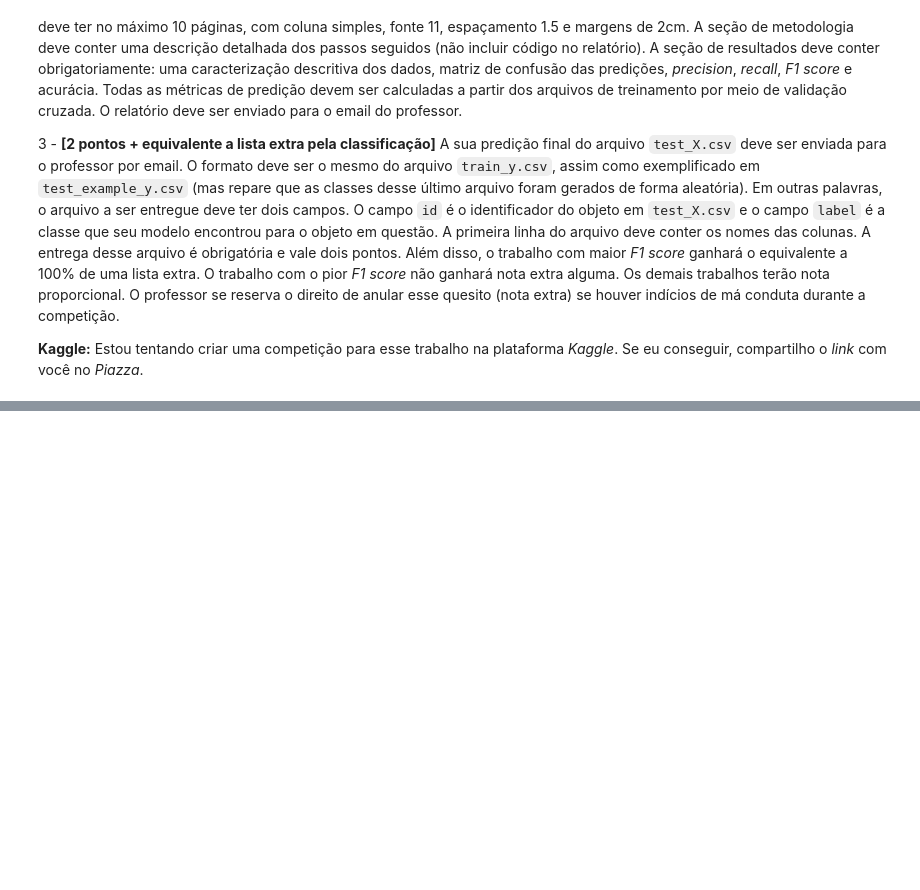
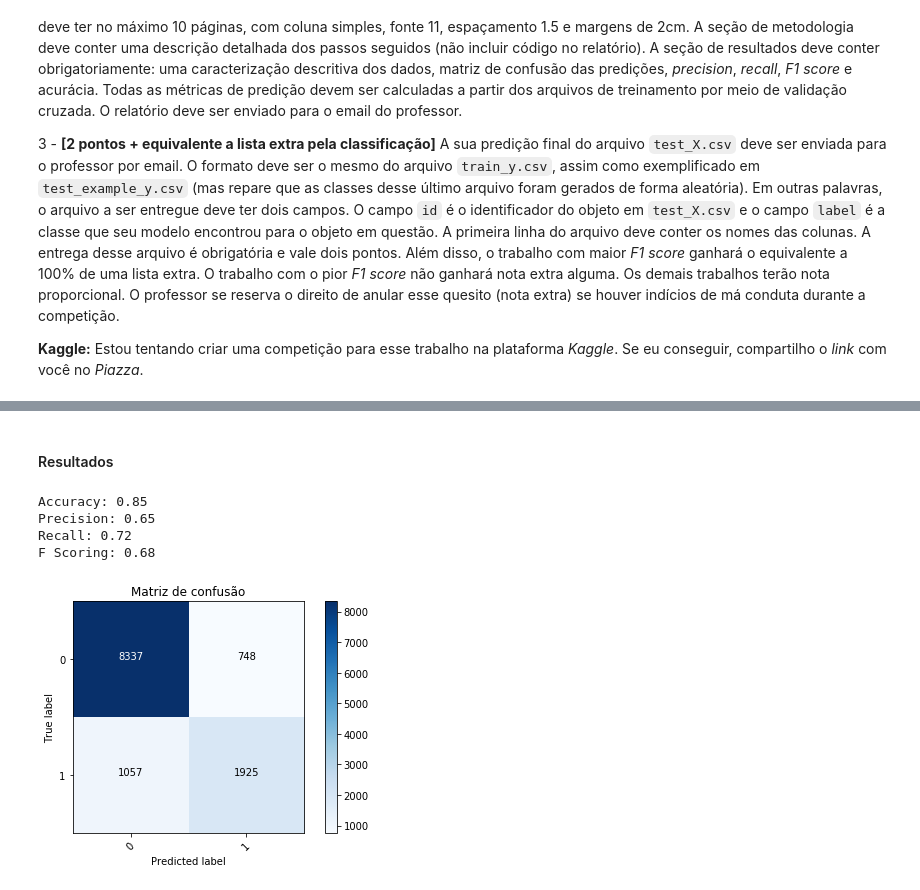
Before and after one commit to FabioHGMartins/data-mining-w2, a Jupyter notebook: tp2.ipynb, the cells around one changed output, grey strips where cells are left out. Cells and saved outputs as stored; diff of their text form; code cells hidden in the pictures; blank space fills up the shorter version.

```diff
--- a/tp2.ipynb
+++ b/tp2.ipynb
@@ -164,0 +186,20 @@ F1 Scoring: 0.68
+# %% [markdown]
+#### Resultados
+# %%
+print("Accuracy: %0.2f" % (accuracy_score(y_pred, y_test)))
+print("Precision: %0.2f" % (precision_score(y_pred, y_test)))
+print("Recall: %0.2f" % (recall_score(y_pred, y_test)))
+print("F Scoring: %0.2f" % ((f1_score(y_pred, y_test))))
+# %% [output]
+Accuracy: 0.85
+Precision: 0.65
+Recall: 0.72
+F Scoring: 0.68
+# %%
+cnf_matrix = confusion_matrix(y_test, y_pred)
+class_names = [ "0","1" ]
+# %%
+plot_confusion_matrix(cnf_matrix, classes=class_names, normalize=False,
+                      title='Matriz de confusão')
+# %% [output]
+[figure, added]
```
Also changed, not shown: parts of 31 cells of this notebook, 1 other file.
